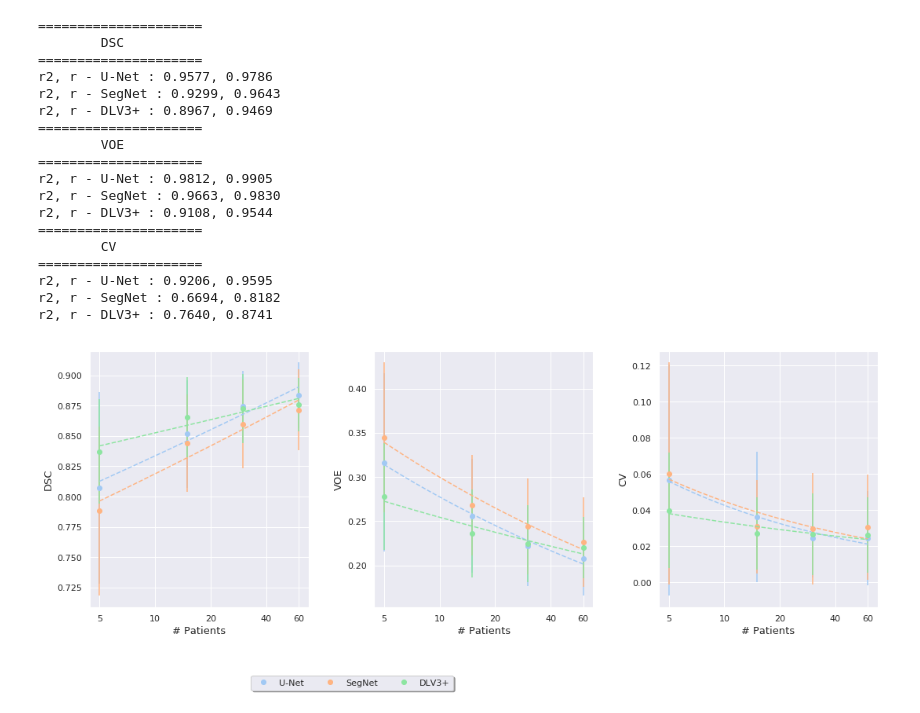
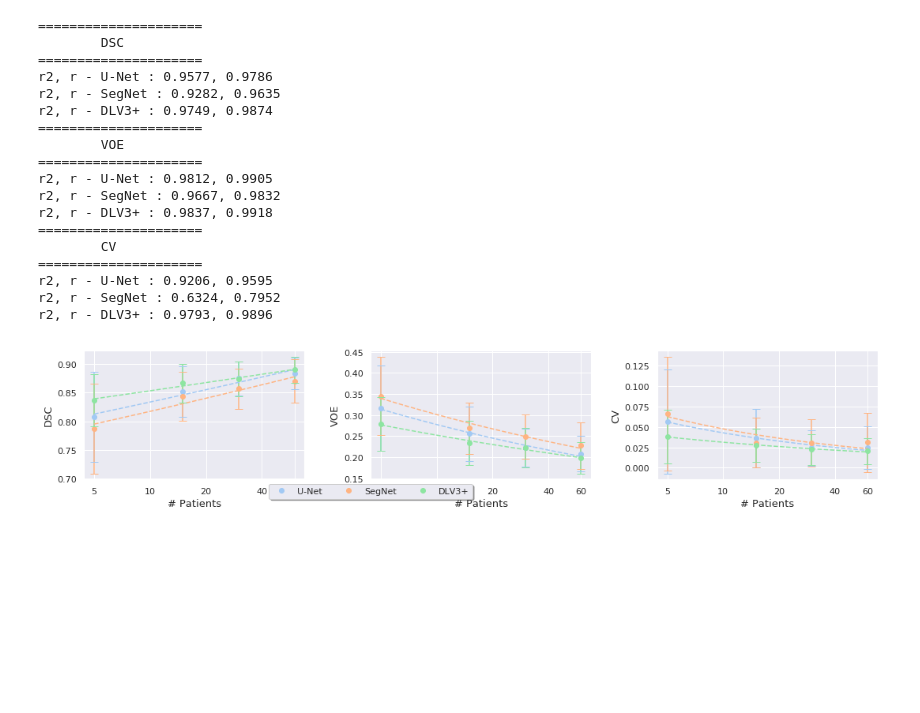
Before and after one commit to ad12/MedSegPy, a Jupyter notebook: analysis/exp_graphs.ipynb, the cells around one changed output. Saved outputs shown, nothing was run; the diff lists cells and outputs as text; code cells hidden in the pictures; blank space fills up the shorter version.

```diff
--- a/analysis/exp_graphs.ipynb
+++ b/analysis/exp_graphs.ipynb
@@ -273,11 +273,11 @@ dl_segnet = [   # Seed 1
                  segnet_data_limitation_path % (30, '2018-12-03-12-49-00'),
                  segnet_data_limitation_path % (60, '2018-12-04-04-21-46')],
 
-#                 # Seed 3
-#                 [segnet_data_limitation_path % (5, '2018-12-06-10-28-22'),
-#                  segnet_data_limitation_path % (15, '2018-10-06-00-07-38'),
-#                  segnet_data_limitation_path % (30, '2018-10-26-06-21-11'),
-#                  segnet_data_limitation_path % (60, '2018-10-26-06-16-12')]
+                # Seed 3
+                [segnet_data_limitation_path % (5, '2018-12-06-10-28-22'),
+                 segnet_data_limitation_path % (15, '2018-12-10-00-11-08'),
+                 segnet_data_limitation_path % (30, '2018-12-11-00-16-35'),
+                 segnet_data_limitation_path % (60, '2018-12-11-20-08-23')]
             ]
 
 
@@ -285,19 +285,19 @@ dl_deeplab = [  # Seed 1
                 [deeplab_data_limitation_path % (5, '2018-12-04-20-29-16'),
                  deeplab_data_limitation_path % (15, '2018-12-06-04-11-52'),
                  deeplab_data_limitation_path % (30, '2018-12-07-23-15-37'),
-                 deeplab_data_limitation_path % (60, '2018-10-03-20-35-06')],
+                 deeplab_data_limitation_path % (60, '2018-12-10-00-14-26')],
 
                 # Seed 2
                 [deeplab_data_limitation_path % (5, '2018-12-04-18-29-25'),
                  deeplab_data_limitation_path % (15, '2018-12-06-01-36-00'),
                  deeplab_data_limitation_path % (30, '2018-12-07-20-22-32'),
-                 deeplab_data_limitation_path % (60, '2018-10-12-16-56-59')],
+                 deeplab_data_limitation_path % (60, '2018-12-10-19-04-03')],
 
-                # Seed 3
-                [deeplab_data_limitation_path % (5, '2018-10-07-17-36-29'),
-                 deeplab_data_limitation_path % (15, '2018-10-08-01-27-49'),
-                 deeplab_data_limitation_path % (30, '2018-10-08-08-39-38'),
-                 deeplab_data_limitation_path % (60, '2018-10-08-15-33-20')]
+#                 # Seed 3
+#                 [deeplab_data_limitation_path % (5, '2018-12-10-00-25-43'),
+#                  deeplab_data_limitation_path % (15, '2018-12-11-08-53-04'),
+#                  deeplab_data_limitation_path % (30, '2018-12-12-01-36-26'),
+#                  deeplab_data_limitation_path % (60, '2018-10-08-15-33-20')]
               ]
 
 
@@ -310,37 +310,37 @@ dl_deeplab = [  # Seed 1
 #         for num_patients_ind in range(len(q)):
 #             num_patients = num_patients_list[num_patients_ind]
 #             #print('Num patients: %03d - %s' % (num_patients, q[num_patients_ind]))
 #             print(os.path.dirname(q[num_patients_ind]))
 #         print('')
 #     print('')
 
 data = {'filename': 'data_limitation', 'keys': ['U-Net', 'SegNet', 'DLV3+'],
         'U-Net': dl_unet, 'SegNet': dl_segnet, 'DLV3+': dl_deeplab}
 
 ov_data = {'dsc': data,
           'voe': data,
           'cvs': data}
 
 # ov_data = {'dsc': data,
 #           'voe': data}
 af.graph_data_limitation(ov_data, 'data_limitation')
 # %% [output]
 =====================
         DSC
 =====================
 r2, r - U-Net : 0.9577, 0.9786
-r2, r - SegNet : 0.9299, 0.9643
-r2, r - DLV3+ : 0.8967, 0.9469
+r2, r - SegNet : 0.9282, 0.9635
+r2, r - DLV3+ : 0.9749, 0.9874
 =====================
         VOE
 =====================
 r2, r - U-Net : 0.9812, 0.9905
-r2, r - SegNet : 0.9663, 0.9830
-r2, r - DLV3+ : 0.9108, 0.9544
+r2, r - SegNet : 0.9667, 0.9832
+r2, r - DLV3+ : 0.9837, 0.9918
 =====================
         CV
 =====================
 r2, r - U-Net : 0.9206, 0.9595
-r2, r - SegNet : 0.6694, 0.8182
-r2, r - DLV3+ : 0.7640, 0.8741
+r2, r - SegNet : 0.6324, 0.7952
+r2, r - DLV3+ : 0.9793, 0.9896
-[figure, old version]
+[figure, new version]
```
Also changed, not shown: parts of 4 cells of this notebook, 6 other files.
